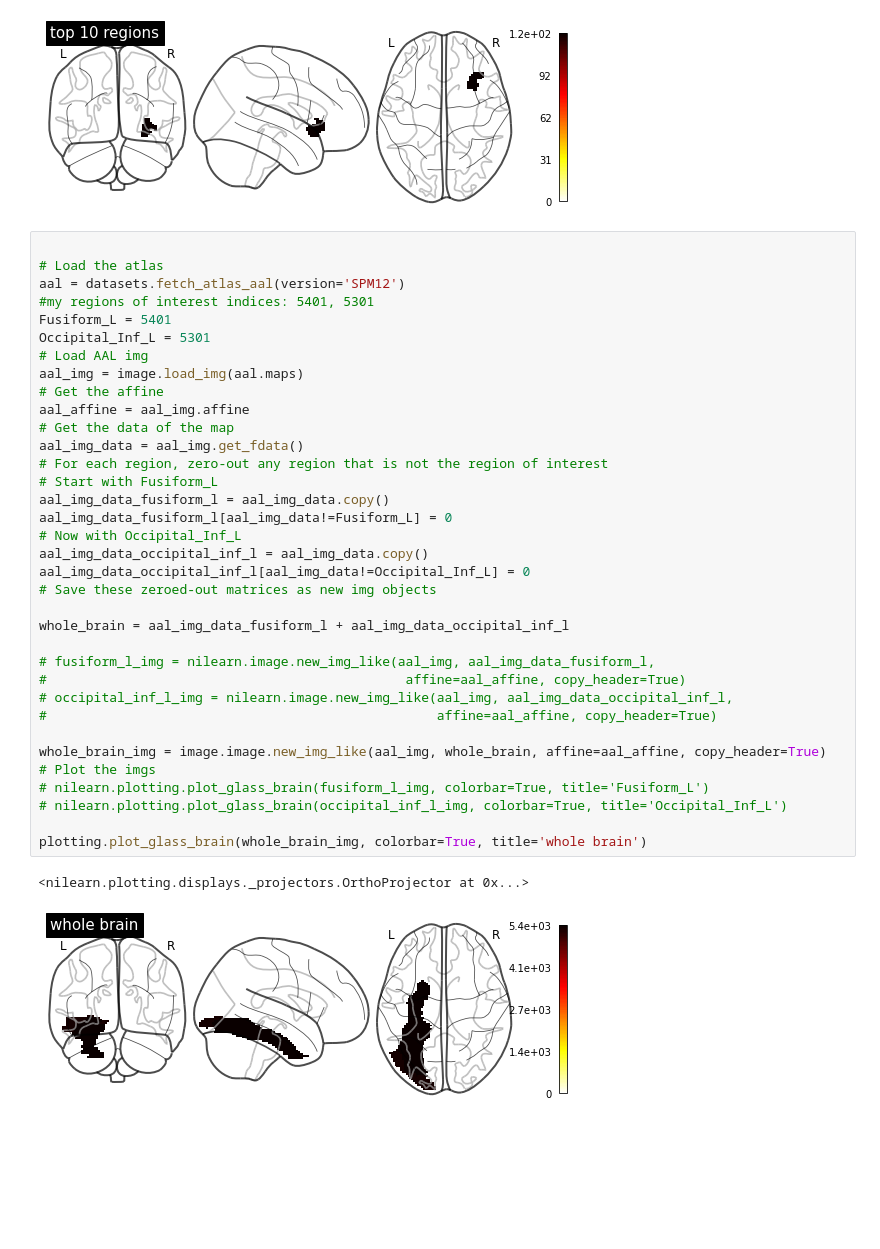
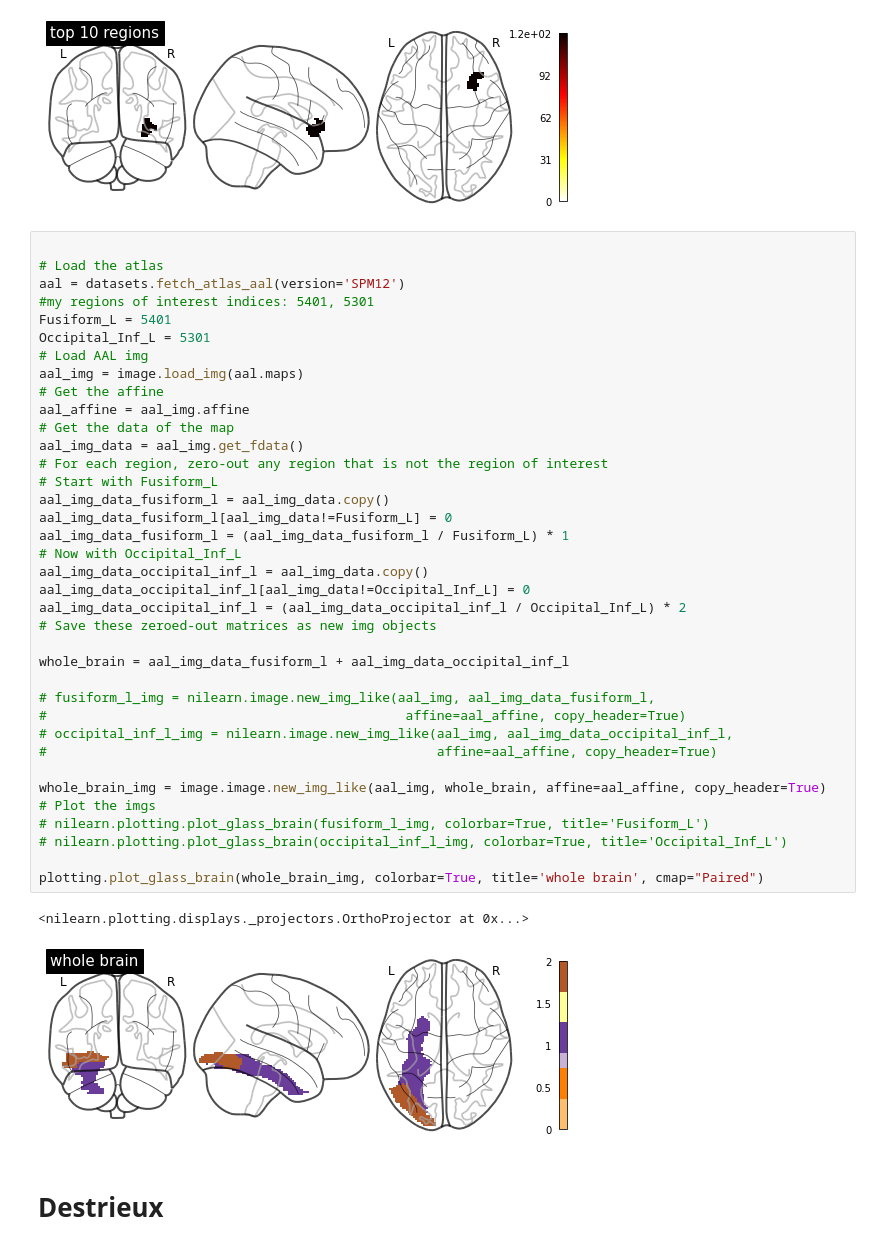
Before and after one commit to Xanthylajoie/sex_diff, a Jupyter notebook: atlas_region.ipynb, the cells around one changed output. Saved outputs shown, nothing was run; the diff lists cells and outputs as text; blank space fills up the shorter version.

Commit message:
violin plot and atlas were plotted

```diff
--- a/atlas_region.ipynb
+++ b/atlas_region.ipynb
@@ -37,32 +37,36 @@ Fusiform_L = 5401
 Occipital_Inf_L = 5301
 # Load AAL img
 aal_img = image.load_img(aal.maps)
 # Get the affine
 aal_affine = aal_img.affine
 # Get the data of the map
 aal_img_data = aal_img.get_fdata()
 # For each region, zero-out any region that is not the region of interest
 # Start with Fusiform_L
 aal_img_data_fusiform_l = aal_img_data.copy()
 aal_img_data_fusiform_l[aal_img_data!=Fusiform_L] = 0
+aal_img_data_fusiform_l = (aal_img_data_fusiform_l / Fusiform_L) * 1
 # Now with Occipital_Inf_L
 aal_img_data_occipital_inf_l = aal_img_data.copy()
 aal_img_data_occipital_inf_l[aal_img_data!=Occipital_Inf_L] = 0
+aal_img_data_occipital_inf_l = (aal_img_data_occipital_inf_l / Occipital_Inf_L) * 2
 # Save these zeroed-out matrices as new img objects
 
 whole_brain = aal_img_data_fusiform_l + aal_img_data_occipital_inf_l
 
 # fusiform_l_img = nilearn.image.new_img_like(aal_img, aal_img_data_fusiform_l,
 #                                              affine=aal_affine, copy_header=True)
 # occipital_inf_l_img = nilearn.image.new_img_like(aal_img, aal_img_data_occipital_inf_l,
 #                                                  affine=aal_affine, copy_header=True)
 
 whole_brain_img = image.image.new_img_like(aal_img, whole_brain, affine=aal_affine, copy_header=True)
 # Plot the imgs
 # nilearn.plotting.plot_glass_brain(fusiform_l_img, colorbar=True, title='Fusiform_L')
 # nilearn.plotting.plot_glass_brain(occipital_inf_l_img, colorbar=True, title='Occipital_Inf_L')
 
-plotting.plot_glass_brain(whole_brain_img, colorbar=True, title='whole brain')
+plotting.plot_glass_brain(whole_brain_img, colorbar=True, title='whole brain', cmap="Paired")
 # %% [output]
 <nilearn.plotting.displays._projectors.OrthoProjector at 0x...>
-[figure, old version]
+[figure, new version]
+# %% [markdown]
+# Destrieux
```
Also changed, not shown: parts of 3 cells of this notebook, 1 other file.
